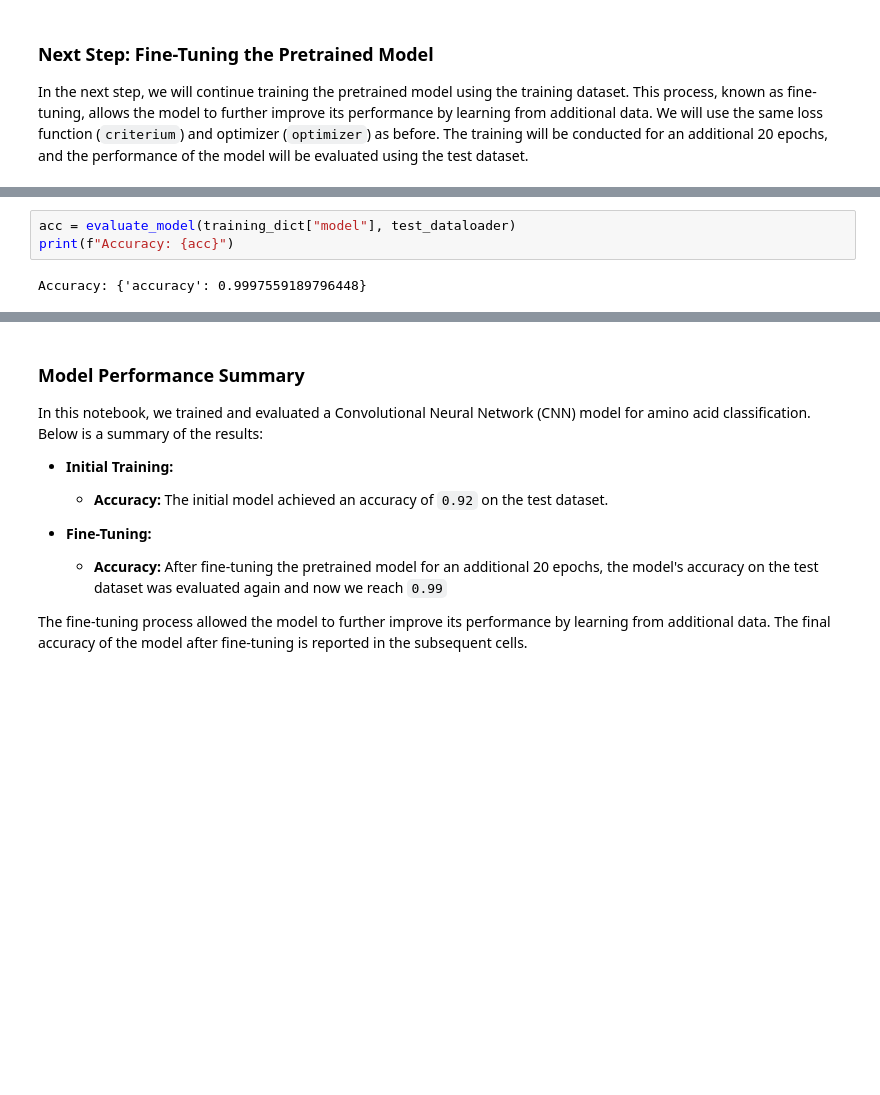
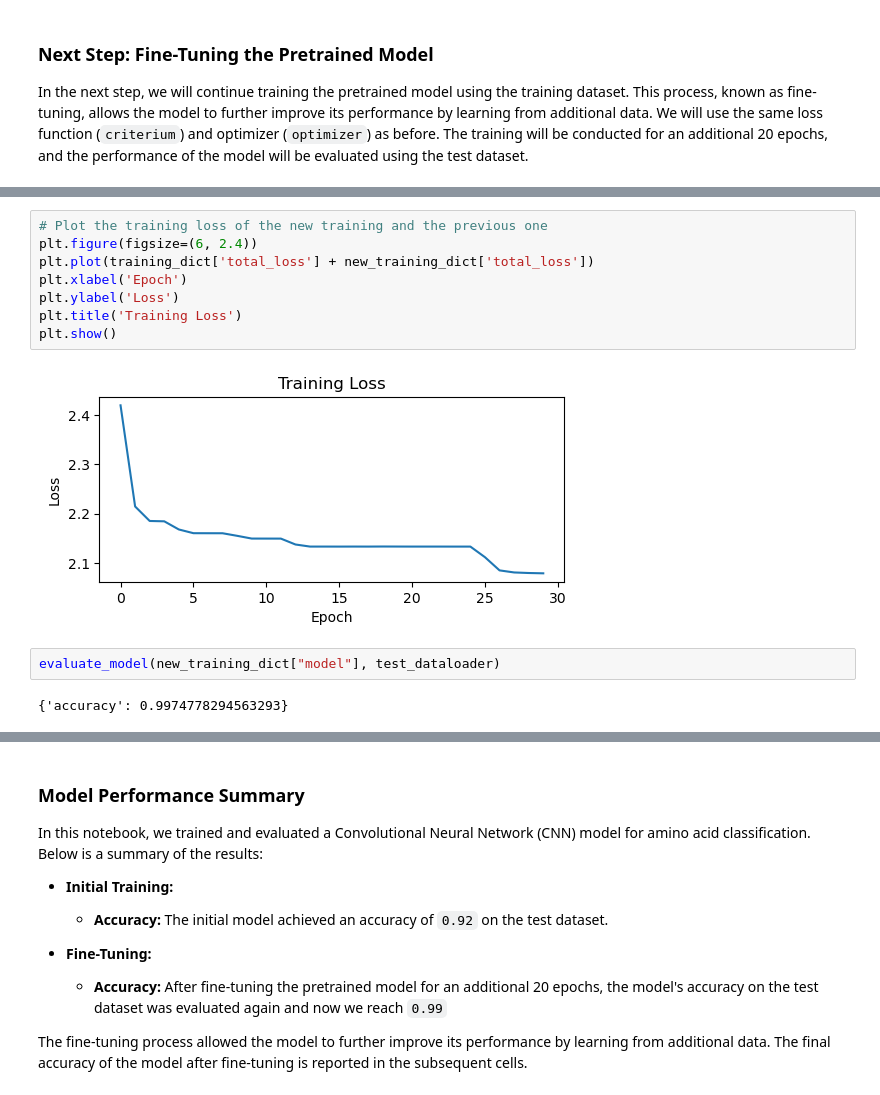
Before and after one commit to tobias-fritz/AminoAcidClassifier, a Jupyter notebook: residues.ipynb, the cells around one changed output, grey strips where cells are left out. Cells and saved outputs as stored; diff of their text form; blank space fills up the shorter version.

```diff
--- a/residues.ipynb
+++ b/residues.ipynb
@@ -72,5 +67,14 @@ Epoch 20/20, Loss: 2.07820
-# %%
-acc = evaluate_model(training_dict["model"], test_dataloader)
-print(f"Accuracy: {acc}")
-# %% [output]
-Accuracy: {'accuracy': 0.9997559189796448}
+# %%
+# Plot the training loss of the new training and the previous one
+plt.figure(figsize=(6, 2.4))
+plt.plot(training_dict['total_loss'] + new_training_dict['total_loss'])
+plt.xlabel('Epoch')
+plt.ylabel('Loss')
+plt.title('Training Loss')
+plt.show()
+# %% [output]
+[figure, added]
+# %%
+evaluate_model(new_training_dict["model"], test_dataloader)
+# %% [output]
+{'accuracy': 0.9974778294563293}
```
Also changed, not shown: parts of 27 cells of this notebook.
